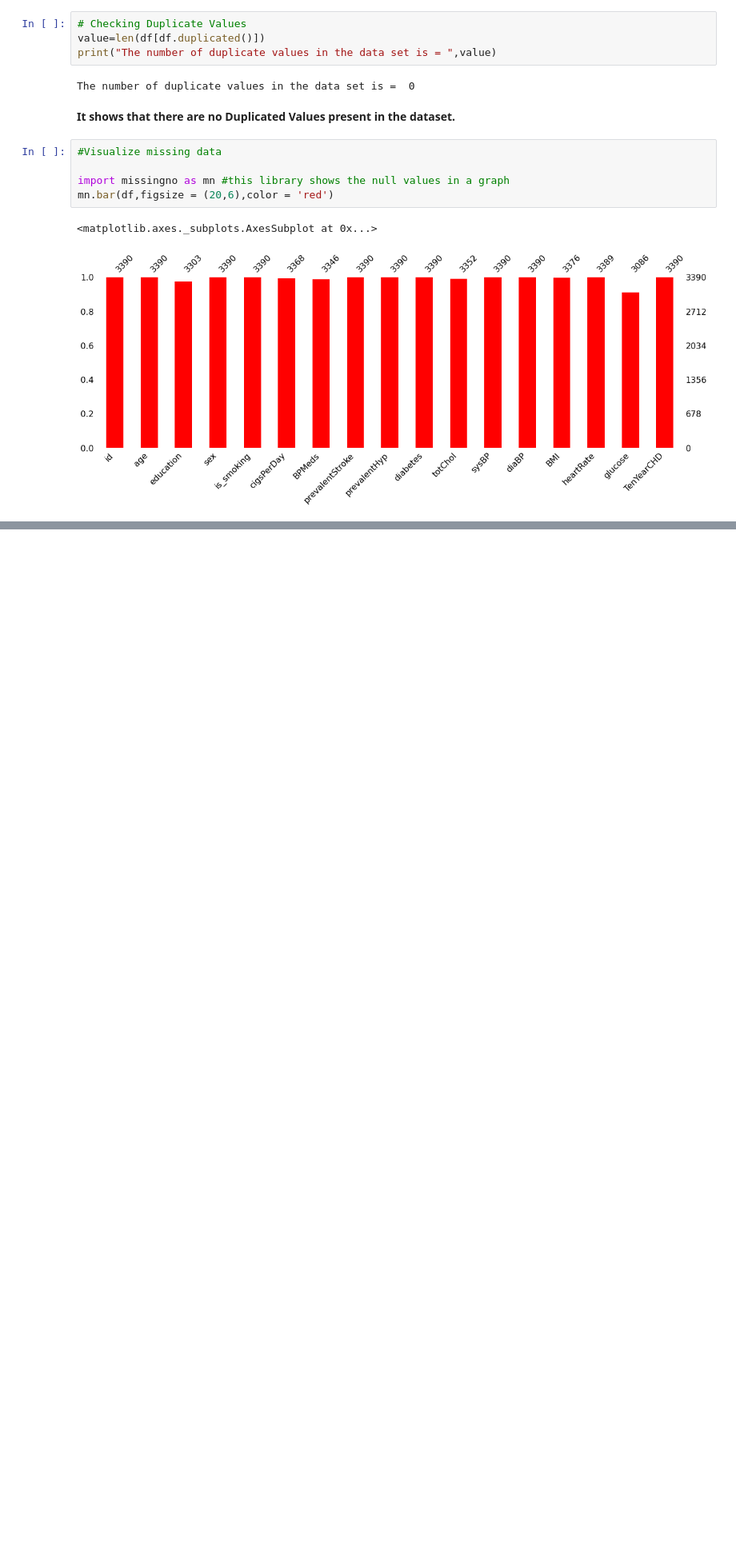
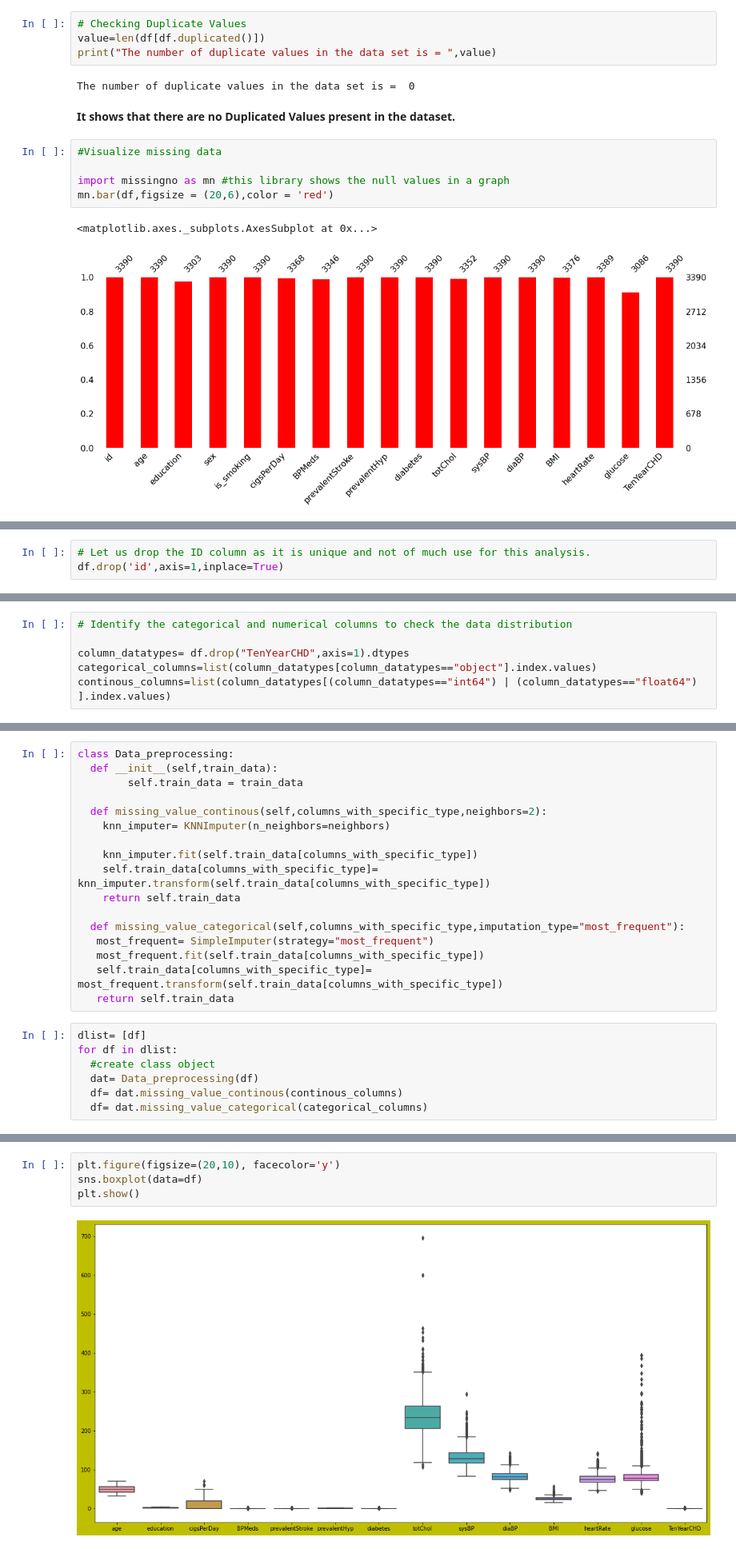
Before and after one commit to praveenbejo95/Cardiovascular-Risk-Prediction-ML-Classification-project, a Jupyter notebook: cardiovascular_Risk_prediction(Pravin_notebook).ipynb, the cells around one changed output, grey strips where cells are left out. Shown at 80% size. Saved outputs shown, nothing was run; the diff lists cells and outputs as text; blank space fills up the shorter version.

```diff
--- a/cardiovascular_Risk_prediction(Pravin_notebook).ipynb
+++ b/cardiovascular_Risk_prediction(Pravin_notebook).ipynb
@@ -199,0 +142,3 @@ df.describe().transpose() #Statistical aspect of the dataframe
+# %%
+# Let us drop the ID column as it is unique and not of much use for this analysis.
+df.drop('id',axis=1,inplace=True)
@@ -199,0 +214,6 @@ df.describe().transpose() #Statistical aspect of the dataframe
+# %%
+# Identify the categorical and numerical columns to check the data distribution
+
+column_datatypes= df.drop("TenYearCHD",axis=1).dtypes
+categorical_columns=list(column_datatypes[column_datatypes=="object"].index.values)
+continous_columns=list(column_datatypes[(column_datatypes=="int64") | (column_datatypes=="float64") ].index.values)
@@ -199,0 +223,24 @@ df.describe().transpose() #Statistical aspect of the dataframe
+# %%
+class Data_preprocessing:
+  def __init__(self,train_data):
+        self.train_data = train_data
+
+  def missing_value_continous(self,columns_with_specific_type,neighbors=2):
+    knn_imputer= KNNImputer(n_neighbors=neighbors)
+
+    knn_imputer.fit(self.train_data[columns_with_specific_type])
+    self.train_data[columns_with_specific_type]= knn_imputer.transform(self.train_data[columns_with_specific_type])
+    return self.train_data
+
+  def missing_value_categorical(self,columns_with_specific_type,imputation_type="most_frequent"):
+   most_frequent= SimpleImputer(strategy="most_frequent")
+   most_frequent.fit(self.train_data[columns_with_specific_type])
+   self.train_data[columns_with_specific_type]= most_frequent.transform(self.train_data[columns_with_specific_type])
+   return self.train_data
+# %%
+dlist= [df]
+for df in dlist:
+  #create class object
+  dat= Data_preprocessing(df)
+  df= dat.missing_value_continous(continous_columns)
+  df= dat.missing_value_categorical(categorical_columns)
@@ -199,0 +269,6 @@ df.describe().transpose() #Statistical aspect of the dataframe
+# %%
+plt.figure(figsize=(20,10), facecolor='y')
+sns.boxplot(data=df)
+plt.show()
+# %% [output]
+[figure, added]
```
Also changed, not shown: parts of 33 cells of this notebook.
